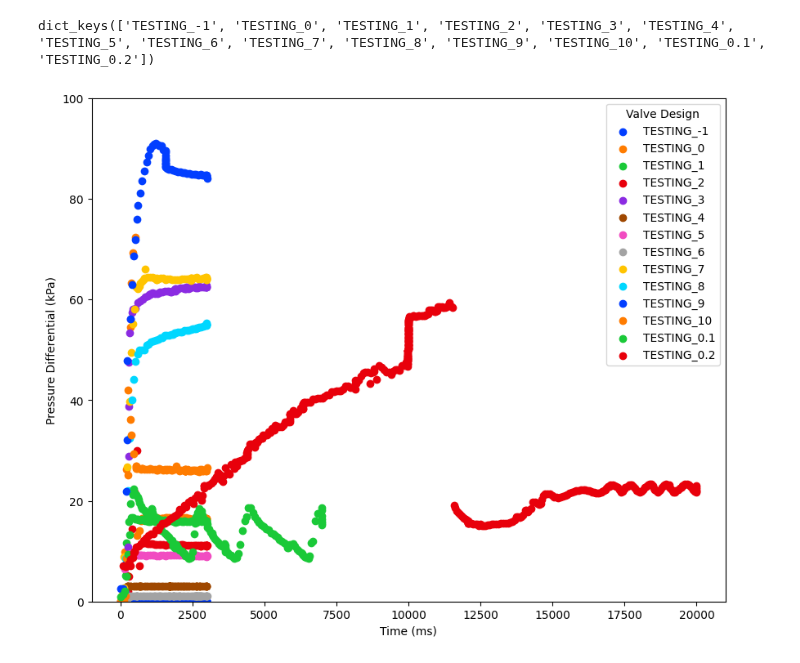
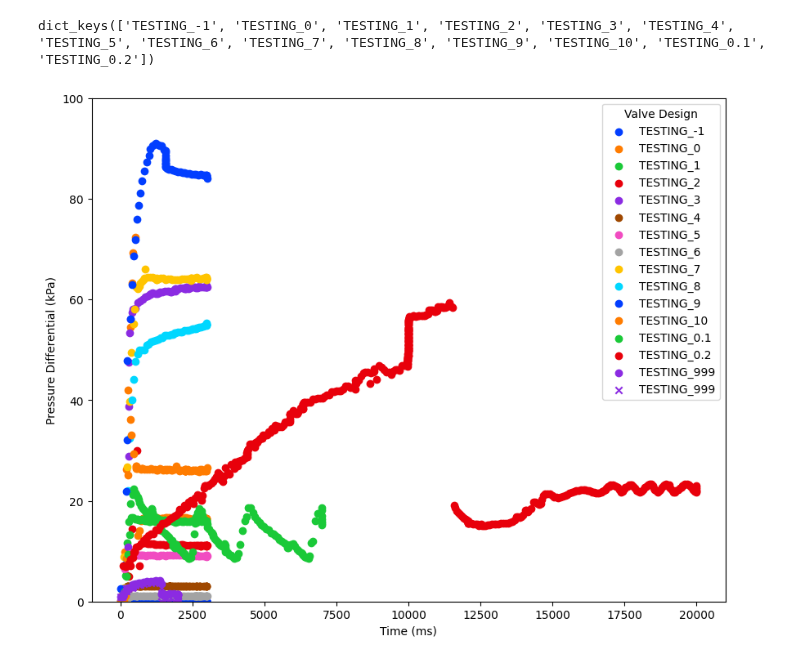
Before and after one commit to c-y-i/Mod_DOE, a Jupyter notebook: Run_Valve_Experiment.ipynb, the cells around one changed output. Saved outputs shown, nothing was run; the diff lists cells and outputs as text; code cells hidden in the pictures.

```diff
--- a/Run_Valve_Experiment.ipynb
+++ b/Run_Valve_Experiment.ipynb
@@ -91,3 +87,0 @@ else:
-# %%
-if Num_Experiment > 2:
-    in_dict = Valve_Experiment(in_dict, Experiment_Runtime, in_key)
@@ -103,3 +87,0 @@ else:
-# %%
-if Num_Experiment > 3:
-    in_dict = Valve_Experiment(in_dict, Experiment_Runtime, in_key)
@@ -111,4 +88,9 @@ else:
-# %%
-# Won't do more than 5 trials for now...
-if Num_Experiment > 4:
-    in_dict = Valve_Experiment(in_dict, Experiment_Runtime, in_key)
+# %%
+for i in range(Num_Experiment):
+    # Rest between trials
+    if MEMBRANE:
+        input("Deflate before next test. Press enter to continue.")
+    else:
+        time.sleep(2)
+    # Run experiment
+    in_dict = Valve_Experiment(in_dict, Experiment_Runtime, in_key, power_level=Power_Level)
@@ -153,22 +148,28 @@ dict_keys(['TESTING_-1', 'TESTING_0', 'TESTING_1', 'TESTING_2', 'TESTING_3', 'TE
 # %%
 fig = plt.figure(figsize=(10, 8))
 ax = fig.add_subplot(111)
 n = len(view_data.keys())
 
+palette = sns.color_palette("bright", n)  # or try "Set2", "tab10", "deep", etc.
 
-
-palette = sns.color_palette("bright", n)  # or try "Set2", "tab10", "deep", etc.
 count = 0
 for key in view_data.keys():
     this_test = view_data[key]
     printable = this_test[-1]
-    ax.scatter(printable[0], printable[1], label = key, color = palette[count])
+    multiple = isinstance(this_test[0][1][0], list) # bool
+    if multiple:
+        p1_vals = np.array([x[0] for x in printable[1]])
+        p2_vals = np.array([x[1] for x in printable[1]])
+        ax.scatter(printable[0], p1_vals, label = key, color = palette[count])
+        ax.scatter(printable[0], p2_vals, label = key, color = palette[count], marker= 'x')
+    else:
+        ax.scatter(printable[0], printable[1], label = key, color = palette[count])
     count += 1
 
 ax.set_ylim(0, 100)
 ax.set_ylabel('Pressure Differential (kPa)')
 ax.set_xlabel('Time (ms)')
 plt.legend(title = 'Valve Design', loc = 'upper right', bbox_to_anchor=(1, 1))
 plt.show()
 # %% [output]
-[figure, old version]
+[figure, new version]
```
Also changed, not shown: parts of 16 cells of this notebook, 7 other files.
